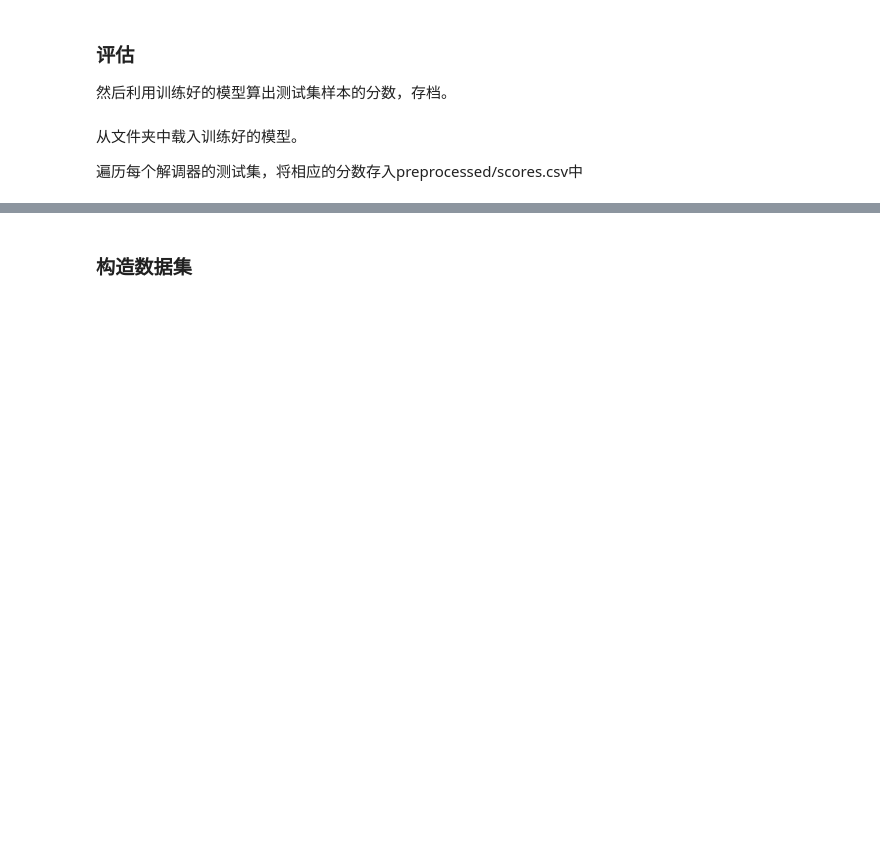
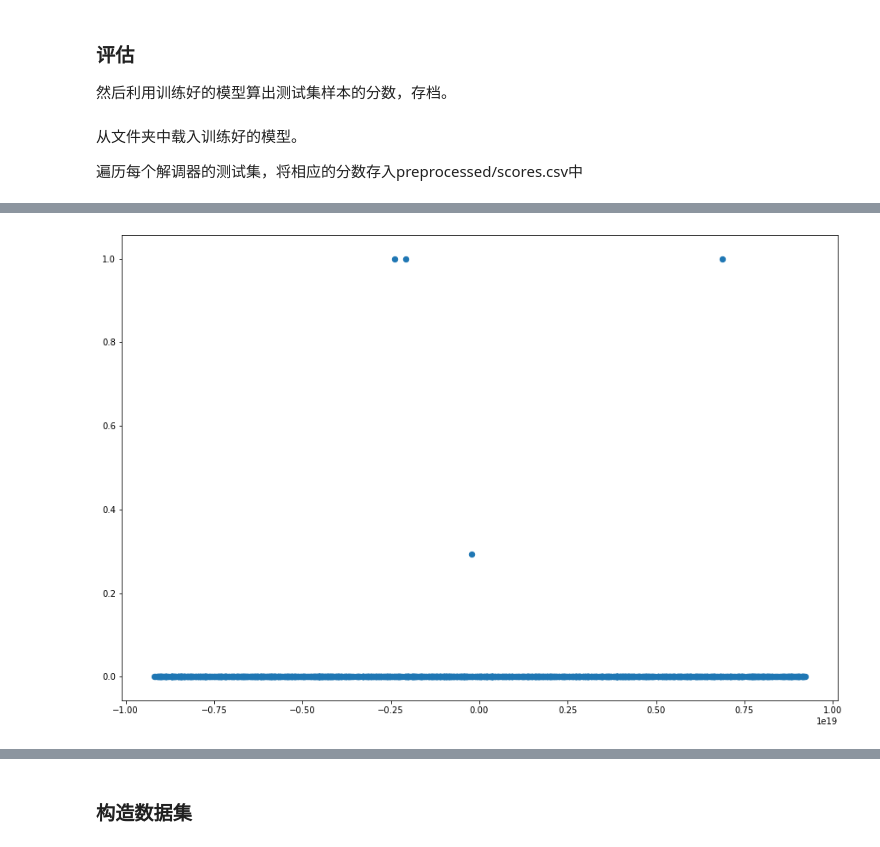
Before and after one commit to Zhengsheng-Wang/project_station_code, a Jupyter notebook: GANs.ipynb, the cells around one changed output, grey strips where cells are left out. Cells and saved outputs as stored; diff of their text form; code cells hidden in the pictures; blank space fills up the shorter version.

```diff
--- a/GANs.ipynb
+++ b/GANs.ipynb
@@ -202,0 +22,3 @@ oGANifu = GANifu()
+# %%
+jobsdir = "../jobs_nobranch"
+zipsdir = "../zips"
@@ -202,0 +455,7 @@ oGANifu = GANifu()
+# %%
+for job in os.listdir(jobsdir):
+    for demodir in getdirs(jobdir=os.path.join(jobsdir, job)):
+        syncdir = os.path.join(demodir, "parts/sync")
+        if os.path.exists(syncdir):
+            shutil.rmtree(syncdir)
+        os.mkdir(syncdir)
@@ -365,3 +913,9 @@ fThreshold = np.sort(npNormalScores)[-1]#[int(len(npNormalScores) * 0.995)]
+# %%
+plt.figure(figsize=(15, 10))
+plt.scatter(abnormal_x, abnormalprobs, s=40)
+plt.show()
+# %% [output]
+[figure, added]
 # %%
 # 做出散点图。其中，虚线表示阈值。
 plt.figure(figsize=(15, 10))
```
Also changed, not shown: parts of 280 cells of this notebook, 5 other files.
